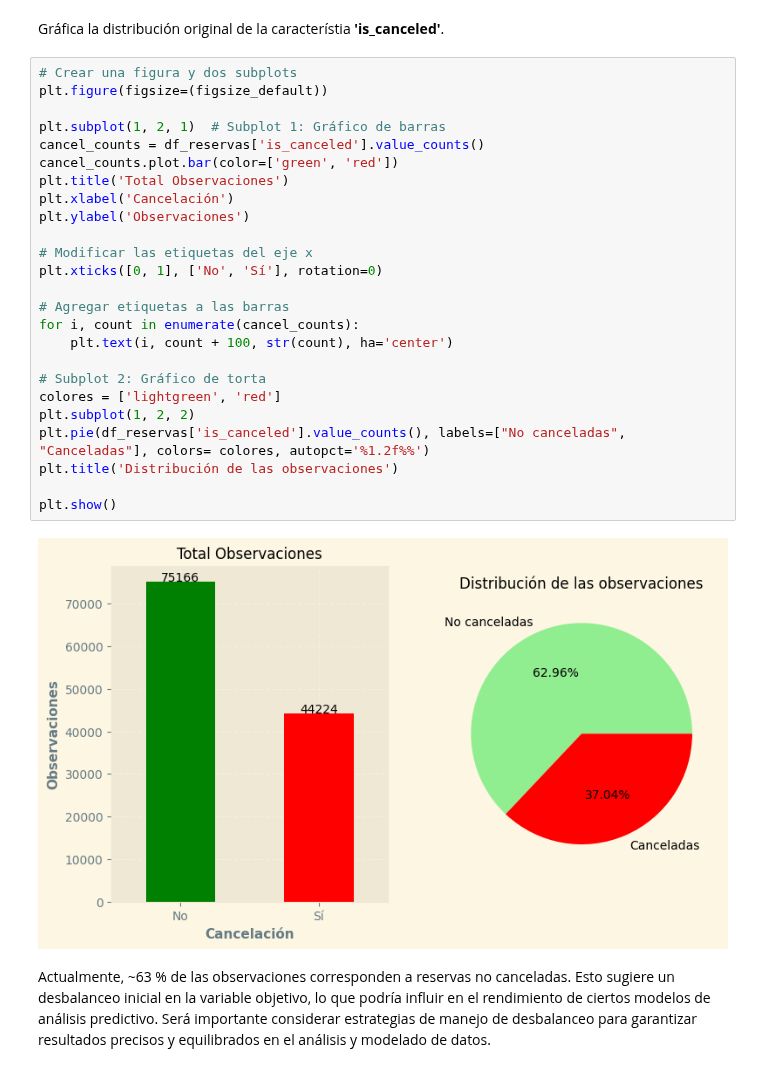
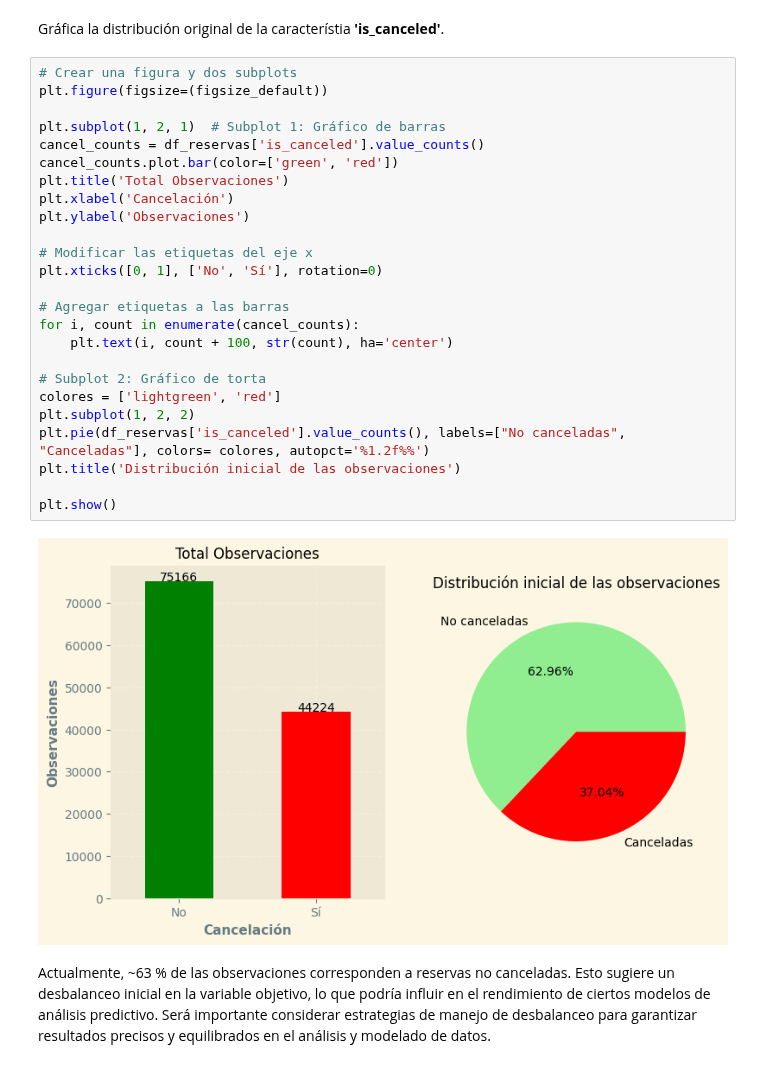
Before and after one commit to omanofx/entregable_1, a Jupyter notebook: Proyecto_final_Omar_Fernandez.ipynb, the cells around one changed output. Cells and saved outputs as stored; diff of their text form.

```diff
--- a/Proyecto_final_Omar_Fernandez.ipynb
+++ b/Proyecto_final_Omar_Fernandez.ipynb
@@ -1238,30 +1267,30 @@ Gráfica la distribución original de la característia **'is_canceled'**.
 # %%
 # Crear una figura y dos subplots
 plt.figure(figsize=(figsize_default))
 
 plt.subplot(1, 2, 1)  # Subplot 1: Gráfico de barras
 cancel_counts = df_reservas['is_canceled'].value_counts()
 cancel_counts.plot.bar(color=['green', 'red'])
 plt.title('Total Observaciones')
 plt.xlabel('Cancelación')
 plt.ylabel('Observaciones')
 
 # Modificar las etiquetas del eje x
 plt.xticks([0, 1], ['No', 'Sí'], rotation=0)
 
 # Agregar etiquetas a las barras
 for i, count in enumerate(cancel_counts):
     plt.text(i, count + 100, str(count), ha='center')
 
 # Subplot 2: Gráfico de torta
 colores = ['lightgreen', 'red']
 plt.subplot(1, 2, 2)
 plt.pie(df_reservas['is_canceled'].value_counts(), labels=["No canceladas", "Canceladas"], colors= colores, autopct='%1.2f%%')
-plt.title('Distribución de las observaciones')
+plt.title('Distribución inicial de las observaciones')
 
 plt.show()
 # %% [output]
-[figure, old version]
+[figure, new version]
 # %% [markdown]
 Actualmente, ~63 % de las observaciones corresponden a reservas no canceladas. Esto sugiere un desbalanceo inicial en la variable objetivo, lo que podría influir en el rendimiento de ciertos modelos de análisis predictivo. Será importante considerar estrategias de manejo de desbalanceo para garantizar resultados precisos y equilibrados en el análisis y modelado de datos.
 # %% [markdown]
```
Also changed, not shown: parts of 57 cells of this notebook.
